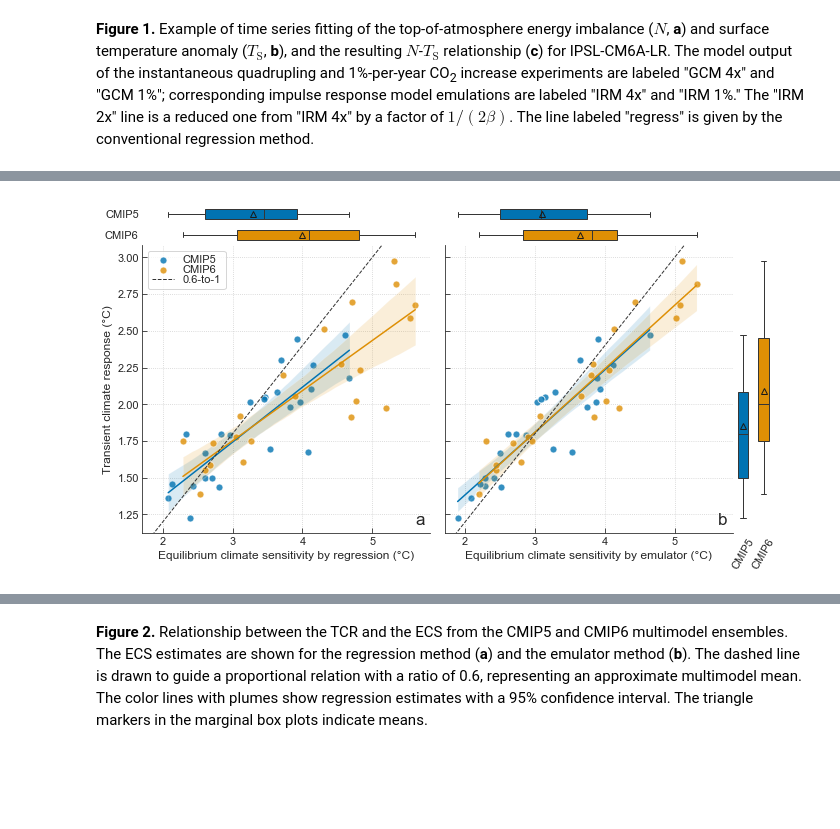
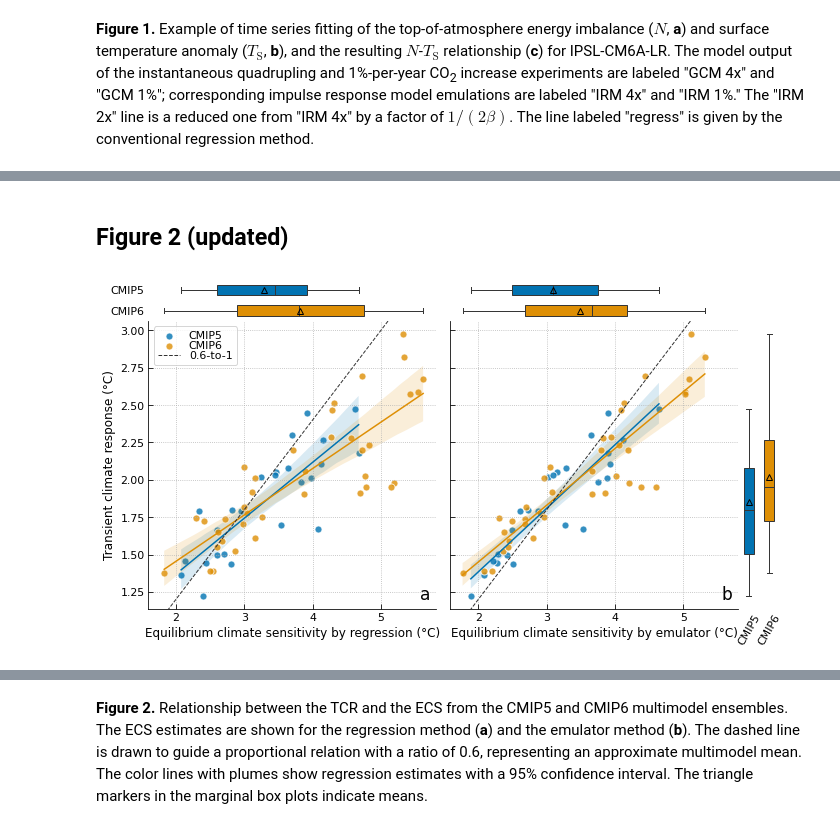
Before and after one commit to tsutsui1872/mce, a Jupyter notebook: notebook/mkfig.ipynb, the cells around one changed output, grey strips where cells are left out. Saved outputs shown, nothing was run; the diff lists cells and outputs as text; code cells hidden in the pictures; blank space fills up the shorter version.

```diff
--- a/notebook/mkfig.ipynb
+++ b/notebook/mkfig.ipynb
@@ -101,8 +137,6 @@ p1 = plot_tcr_ecs(parms_all)
-# %%
-"""
-Figure 2 (original)
-"""
-parms_all_sub = pd.concat([parms_g.get_group('CMIP5'), parms_cmip6_subset], sort=False)
-p1 = plot_tcr_ecs(parms_all_sub)
-# %% [output]
-[figure, removed]
+# %% [markdown]
+## Figure 2 (updated)
+# %%
+plot_tcr_ecs(myplt, df_parms.reset_index().set_index('dataset'))
+# %% [output]
+[figure, added]
```
Also changed, not shown: parts of 31 cells of this notebook, 1 other file.
